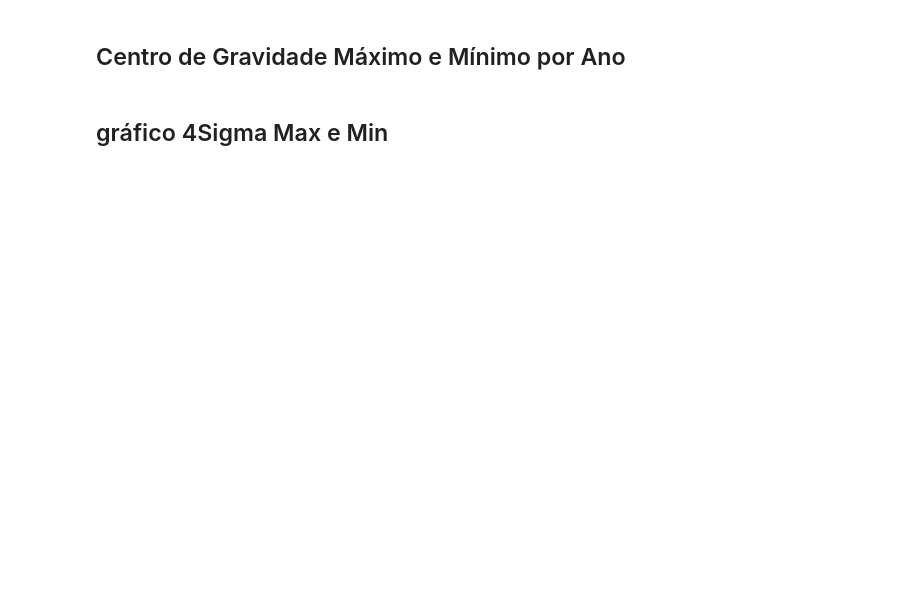
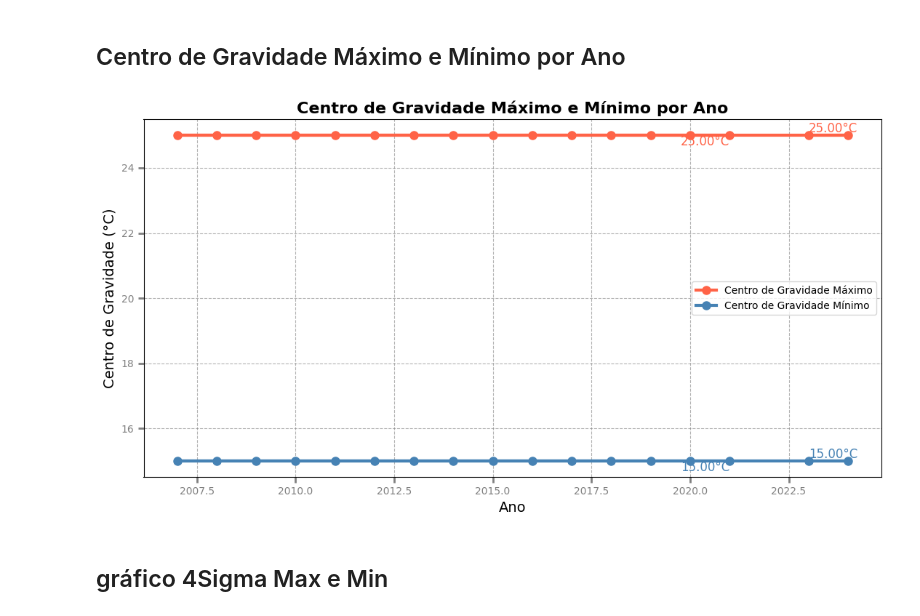
Before and after one commit to CristianoDataScientistRumo/ZAR-Araraquara-termometro, a Jupyter notebook: ZAR_Araraquara/calculo_fnt.ipynb, the cells around one changed output. Cells and saved outputs as stored; diff of their text form; code cells hidden in the pictures; blank space fills up the shorter version.

```diff
--- a/ZAR_Araraquara/calculo_fnt.ipynb
+++ b/ZAR_Araraquara/calculo_fnt.ipynb
@@ -374,2 +279,54 @@ fig.show()
+# %%
+df['ano'] = pd.to_datetime(df['data']).dt.year
+
+# Verificando a presença da coluna 'ano'
+if 'ano' not in df.columns:
+    raise ValueError("A coluna 'ano' não foi encontrada no dataframe.")
+
+# Definindo os anos e os valores simulados para os centros de gravidade
+anos = df['ano'].unique()
+cg_x_max = 25  # Valor simulado para o centro de gravidade máximo
+cg_x_min = 15  # Valor simulado para o centro de gravidade mínimo
+centro_gravidade_max = [cg_x_max] * len(anos)
+centro_gravidade_min = [cg_x_min] * len(anos)
+
+# Definindo as cores no formato hexadecimal
+colors = ['#FF6347', '#4682B4']  # Vermelho para Max, Azul para Min
+line_size = 3
+marker_size = 8
+
+# Criando o gráfico
+fig, ax = plt.subplots(figsize=(11, 6))
+
+# Plotando as linhas de centro de gravidade máximo e mínimo
+ax.plot(anos, centro_gravidade_max, color=colors[0], linewidth=line_size, label='Centro de Gravidade Máximo', marker='o', markersize=marker_size)
+ax.plot(anos, centro_gravidade_min, color=colors[1], linewidth=line_size, label='Centro de Gravidade Mínimo', marker='o', markersize=marker_size)
+
+# Adicionando as anotações de texto para os valores de centro de gravidade
+ax.text(anos[0], centro_gravidade_max[0], f'{centro_gravidade_max[0]:.2f}°C', fontsize=12, color=colors[0], verticalalignment='bottom', horizontalalignment='left')
+ax.text(anos[-1], centro_gravidade_max[-1], f'{centro_gravidade_max[-1]:.2f}°C', fontsize=12, color=colors[0], verticalalignment='top', horizontalalignment='right')
+ax.text(anos[0], centro_gravidade_min[0], f'{centro_gravidade_min[0]:.2f}°C', fontsize=12, color=colors[1], verticalalignment='bottom', horizontalalignment='left')
+ax.text(anos[-1], centro_gravidade_min[-1], f'{centro_gravidade_min[-1]:.2f}°C', fontsize=12, color=colors[1], verticalalignment='top', horizontalalignment='right')
+
+# Adicionando título e rótulos
+ax.set_title('Centro de Gravidade Máximo e Mínimo por Ano', fontsize=16, fontweight='bold', color='black')
+ax.set_xlabel('Ano', fontsize=14)
+ax.set_ylabel('Centro de Gravidade (°C)', fontsize=14)
+
+# Personalizando os eixos
+ax.tick_params(axis='x', direction='out', length=6, width=2, colors='gray', grid_color='gray', grid_alpha=0.5)
+ax.tick_params(axis='y', direction='out', length=6, width=2, colors='gray', grid_color='gray', grid_alpha=0.5)
+
+# Ajustando o layout para melhorar a visualização
+plt.grid(True, linestyle='--', alpha=0.6)
+plt.tight_layout()
+
+# Exibindo a legenda
+ax.legend()
+
+# Exibindo o gráfico
+plt.show()
+# %% [output]
+[figure, added]
 # %% [markdown]
 ## gráfico 4Sigma Max e Min
```
Also changed, not shown: parts of 10 cells of this notebook, 1 other file.
